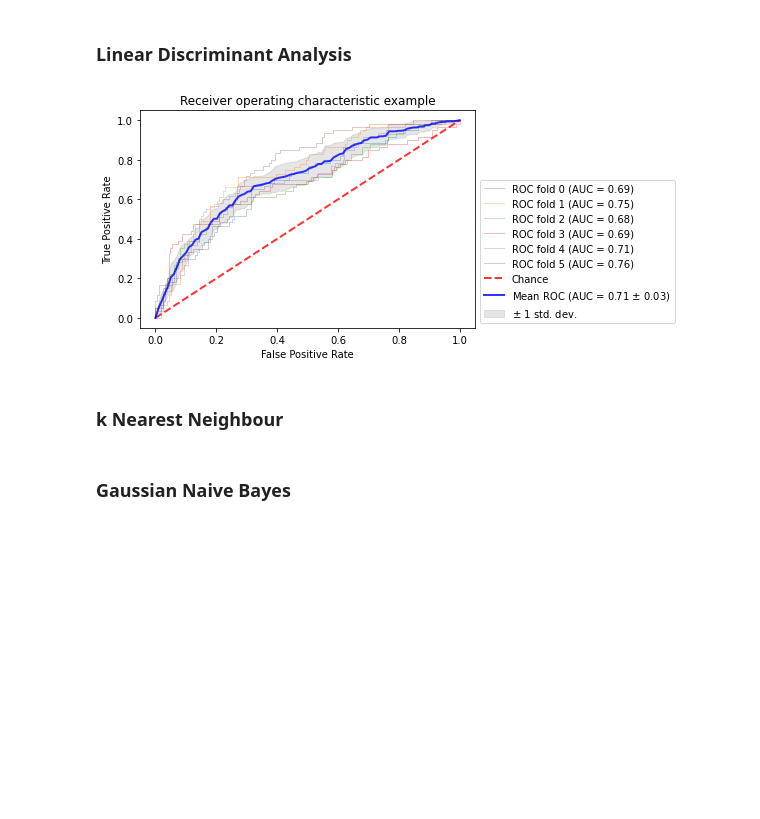
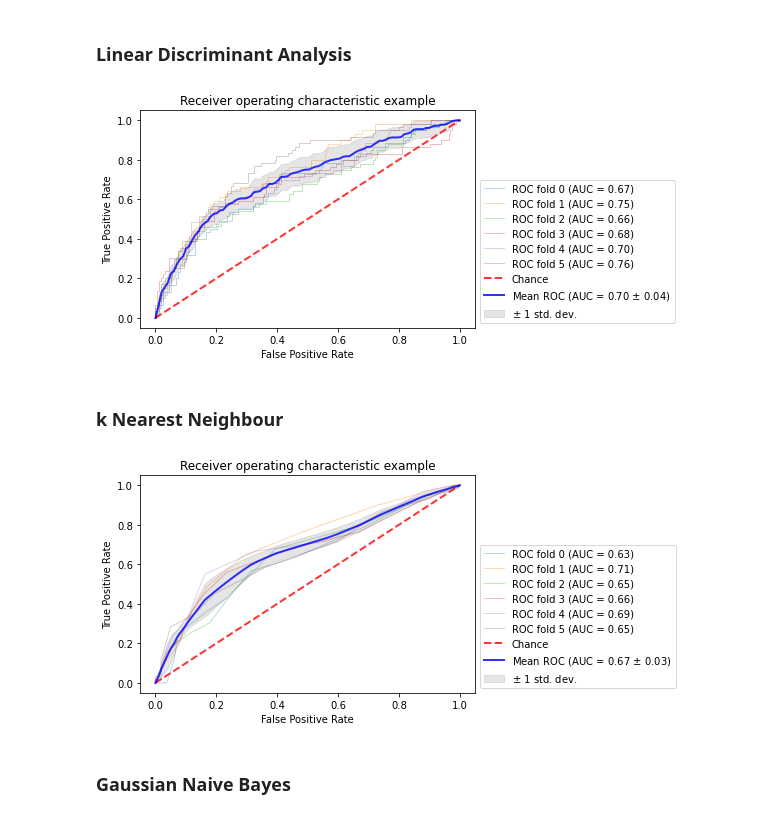
Before and after one commit to CS-433/cs-433-project-2-cough_classifier, a Jupyter notebook: src/notebooks/Data_Prep_and_Models_Project_2.ipynb, the cells around one changed output. Saved outputs shown, nothing was run; the diff lists cells and outputs as text; code cells hidden in the pictures; blank space fills up the shorter version.

```diff
--- a/src/notebooks/Data_Prep_and_Models_Project_2.ipynb
+++ b/src/notebooks/Data_Prep_and_Models_Project_2.ipynb
@@ -282,19 +289,21 @@ roc_w_cross_val(no_data_X_tr[c6+c7], no_labels_y_tr, SVC(kernel='linear'))
 # %%
 from sklearn.discriminant_analysis import LinearDiscriminantAnalysis as LDA
 clf = LDA()
-clf.fit(no_data_X_tr[c6 + c7], no_labels_y_tr['Label'])
+clf.fit(no_data_X_tr, no_labels_y_tr['Label'])
 LDA(n_components=None, priors=None, shrinkage=None, solver='svd',
   store_covariance=False, tol=0.0001)
 
 
-roc_w_cross_val(no_data_X_tr[c6+c7], no_labels_y_tr, LDA())
+roc_w_cross_val(no_data_X_tr, no_labels_y_tr, LDA())
 # %% [output]
-[figure, old version]
+[figure, new version]
 # %% [markdown]
 ### k Nearest Neighbour
 # %%
 from sklearn.neighbors import KNeighborsClassifier
->>> neigh = KNeighborsClassifier(n_neighbors=3)
-roc_w_cross_val(no_data_X_tr[c6+c7], no_labels_y_tr, LDA())
+
+roc_w_cross_val(no_data_X_tr, no_labels_y_tr, KNeighborsClassifier(n_neighbors=16))
+# %% [output]
+[figure, added]
 # %% [markdown]
 ### Gaussian Naive Bayes
```
Also changed, not shown: parts of 18 cells of this notebook.
